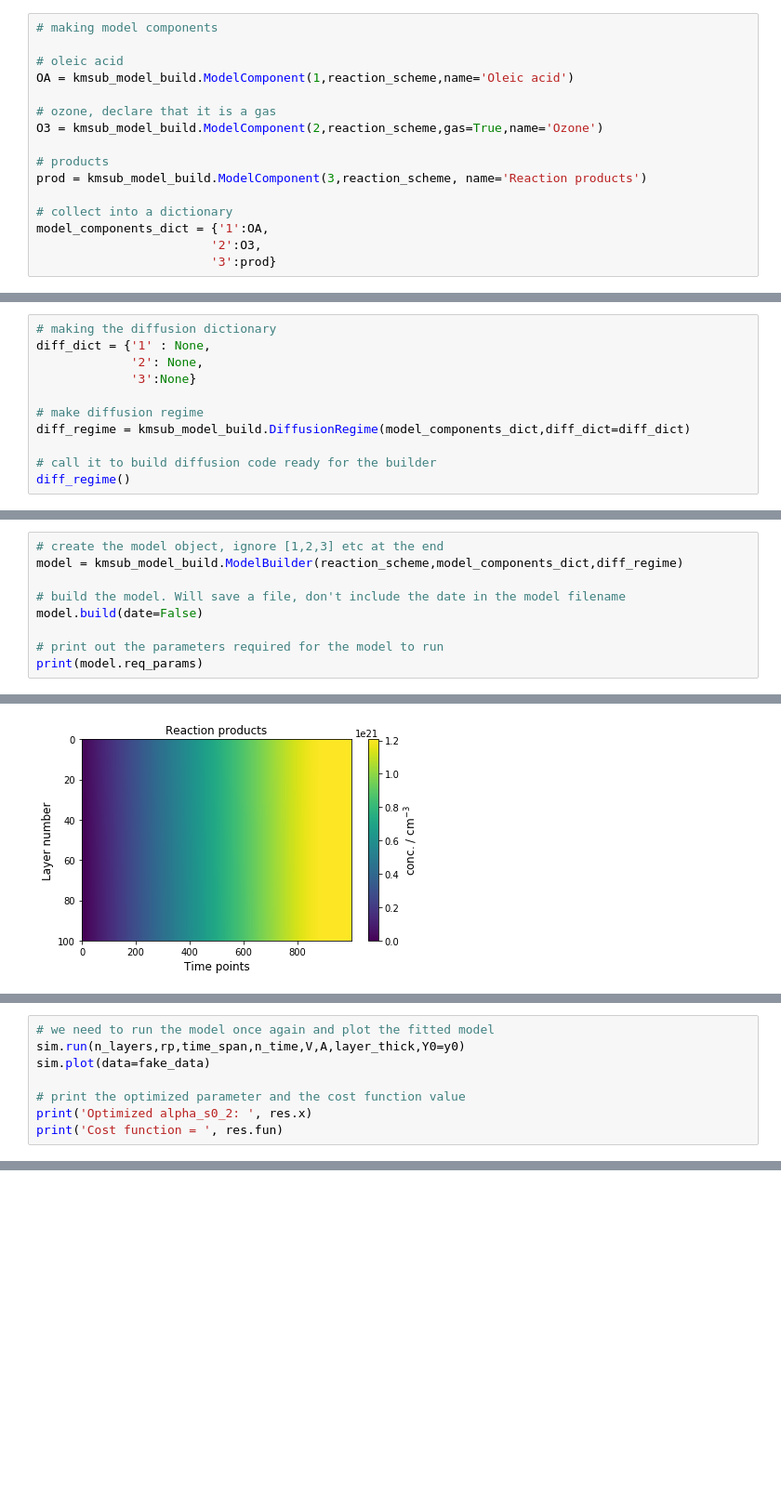
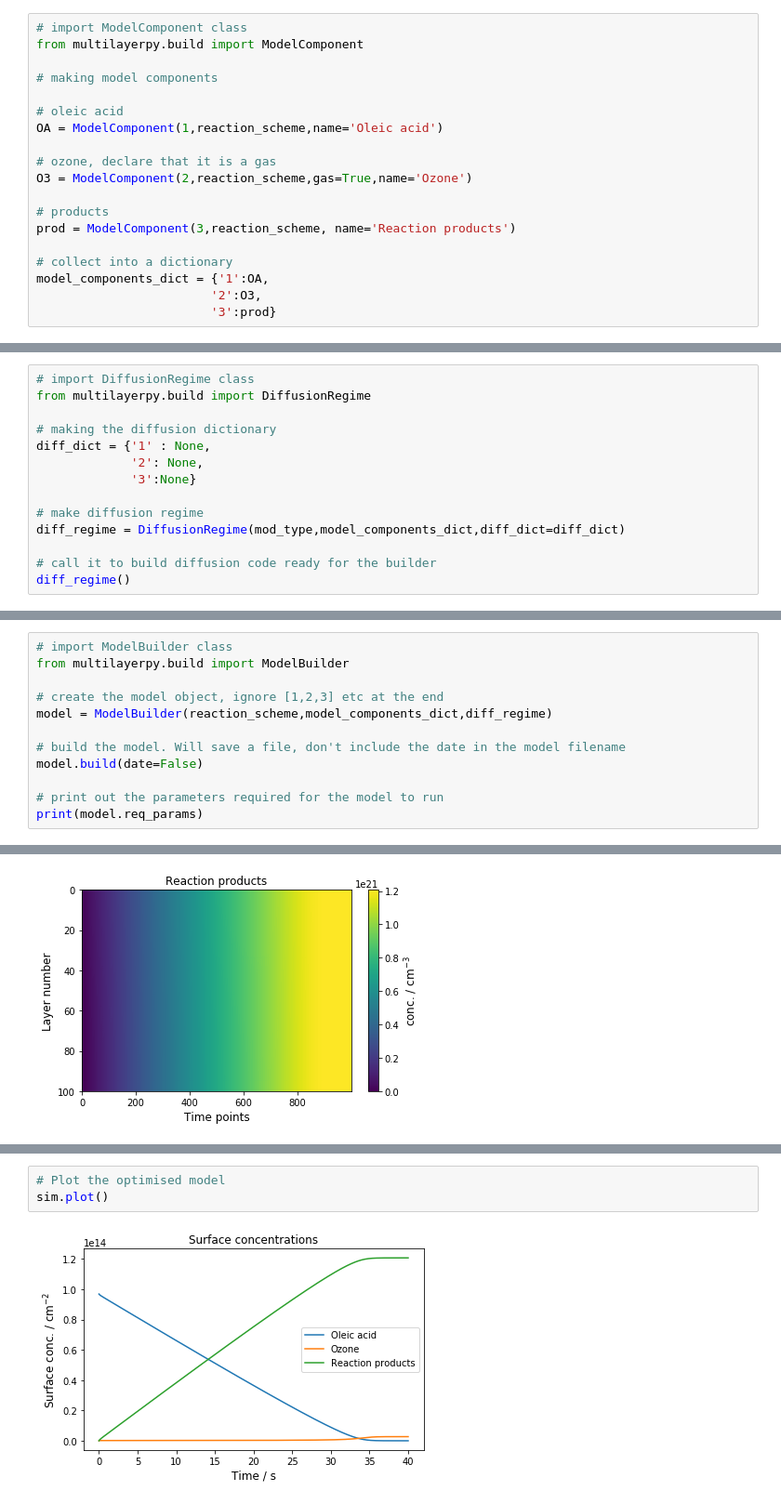
Before and after one commit to tintin554/multilayerpy, a Jupyter notebook: multilayerpy_crash_course.ipynb, the cells around one changed output, grey strips where cells are left out. Shown at 93% size. Drawn from its saved outputs; the diff is of its cells as text; blank space fills up the shorter version.

```diff
--- a/multilayerpy_crash_course.ipynb
+++ b/multilayerpy_crash_course.ipynb
@@ -53,16 +62,19 @@ R1: 1 + 2 -----> 3
 ### Model components
 Now we need to make the model components. This is done using the `ModelComponent` object in MultilayerPy. This needs to be supplied with the component number and reaction scheme. Optionally, we can give it a name.
 # %%
+# import ModelComponent class
+from multilayerpy.build import ModelComponent
+
 # making model components
 
 # oleic acid
-OA = kmsub_model_build.ModelComponent(1,reaction_scheme,name='Oleic acid')
+OA = ModelComponent(1,reaction_scheme,name='Oleic acid')
 
 # ozone, declare that it is a gas
-O3 = kmsub_model_build.ModelComponent(2,reaction_scheme,gas=True,name='Ozone')
+O3 = ModelComponent(2,reaction_scheme,gas=True,name='Ozone')
 
 # products
-prod = kmsub_model_build.ModelComponent(3,reaction_scheme, name='Reaction products')
+prod = ModelComponent(3,reaction_scheme, name='Reaction products')
 
 # collect into a dictionary
 model_components_dict = {'1':OA,
@@ -76,13 +88,16 @@ We still need to declare that there is no diffusion evolution. A more detailed e
 
 Here, we will supply a Python dictionary with keys representing components and values of `None`, meaning there is no diffusion evolution. This is then fed into the `DiffusionRegime` object, which writes the code necessary to define diffusion for each component.
 # %%
+# import DiffusionRegime class
+from multilayerpy.build import DiffusionRegime
+
 # making the diffusion dictionary
 diff_dict = {'1' : None,
              '2': None,
              '3':None}
 
 # make diffusion regime
-diff_regime = kmsub_model_build.DiffusionRegime(model_components_dict,diff_dict=diff_dict)
+diff_regime = DiffusionRegime(mod_type,model_components_dict,diff_dict=diff_dict)
 
 # call it to build diffusion code ready for the builder
 diff_regime()
@@ -90,8 +105,11 @@ diff_regime()
 ### Construct the model
 Now we can construct the model using `ModelBuilder` in MultilayerPy. This requires the `reaction_scheme`, `model_components_dict` and `diff_regime` defined earlier.
 # %%
+# import ModelBuilder class
+from multilayerpy.build import ModelBuilder
+
 # create the model object, ignore [1,2,3] etc at the end
-model = kmsub_model_build.ModelBuilder(reaction_scheme,model_components_dict,diff_regime)
+model = ModelBuilder(reaction_scheme,model_components_dict,diff_regime)
 
 # build the model. Will save a file, don't include the date in the model filename
 model.build(date=False)
@@ -288,8 +323,0 @@ final cost function value =
-# %%
-# we need to run the model once again and plot the fitted model
-sim.run(n_layers,rp,time_span,n_time,V,A,layer_thick,Y0=y0)
-sim.plot(data=fake_data)
-
-# print the optimized parameter and the cost function value
-print('Optimized alpha_s0_2: ', res.x)
-print('Cost function = ', res.fun)
@@ -302,0 +324,5 @@ As you can see, the modelled oleic acid decay now fits very well to the experime
+# %%
+# Plot the optimised model
+sim.plot()
+# %% [output]
+[figure, added]
```
Also changed, not shown: parts of 12 cells of this notebook, 2 other files.
